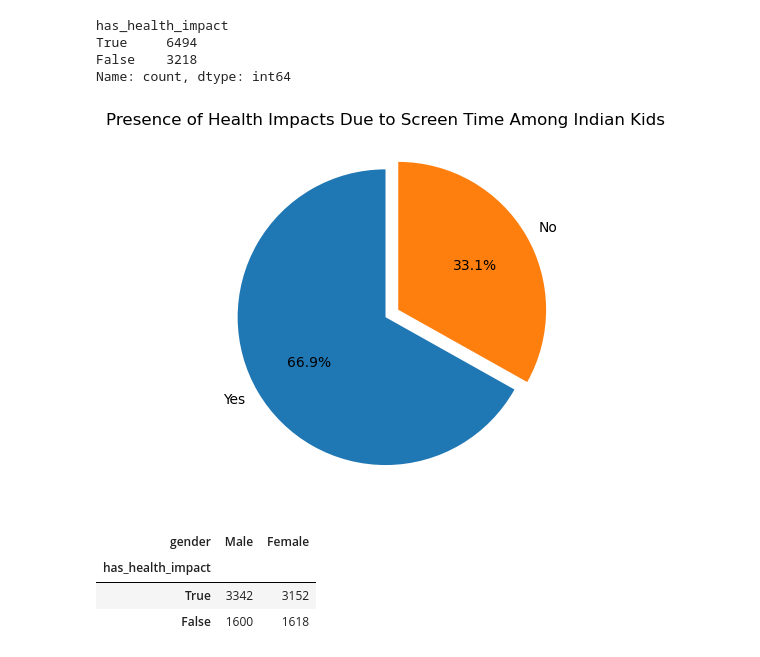
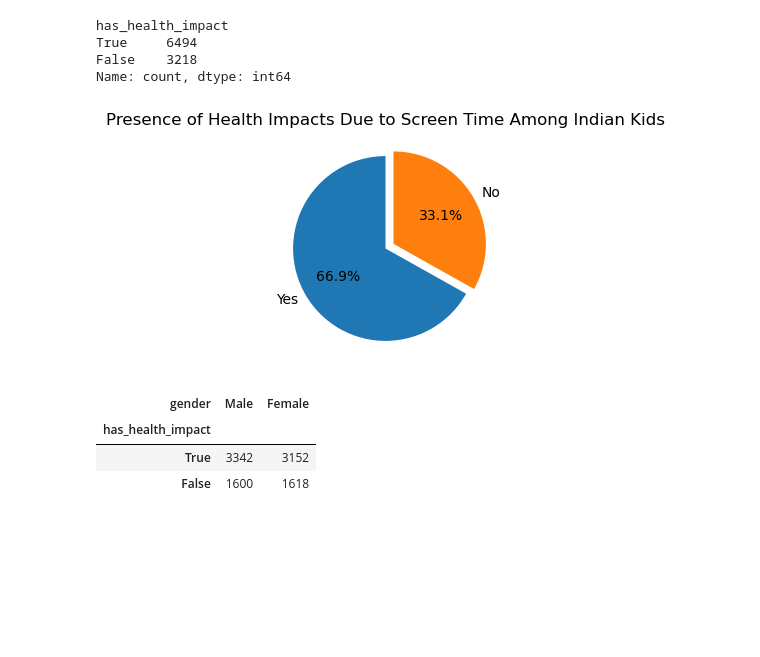
Before and after one commit to suranjanrana/indian-kids-screen-time-analysis, a Jupyter notebook: screen_time_analysis.ipynb, the cells around one changed output. Cells and saved outputs as stored; diff of their text form; code cells hidden in the pictures; blank space fills up the shorter version.

```diff
--- a/screen_time_analysis.ipynb
+++ b/screen_time_analysis.ipynb
@@ -120,11 +120,11 @@ True     6494
 False    3218
 Name: count, dtype: int64
 # %%
-health_impact_count.plot(kind="pie", labels=["Yes", "No"], autopct="%1.1f%%", startangle=90, explode=[0, 0.1])
+health_impact_count.plot(kind="pie", labels=["Yes", "No"], autopct="%1.1f%%", startangle=90, explode=[0, 0.1], figsize=(3, 3))
 plt.title("Presence of Health Impacts Due to Screen Time Among Indian Kids")
 plt.show()
 # %% [output]
-[figure, old version]
+[figure, new version]
 # %%
 health_impact_by_gender = df[["gender", "has_health_impact"]].value_counts().unstack(level=0)
 health_impact_by_gender
```
Also changed, not shown: parts of 13 cells of this notebook.
